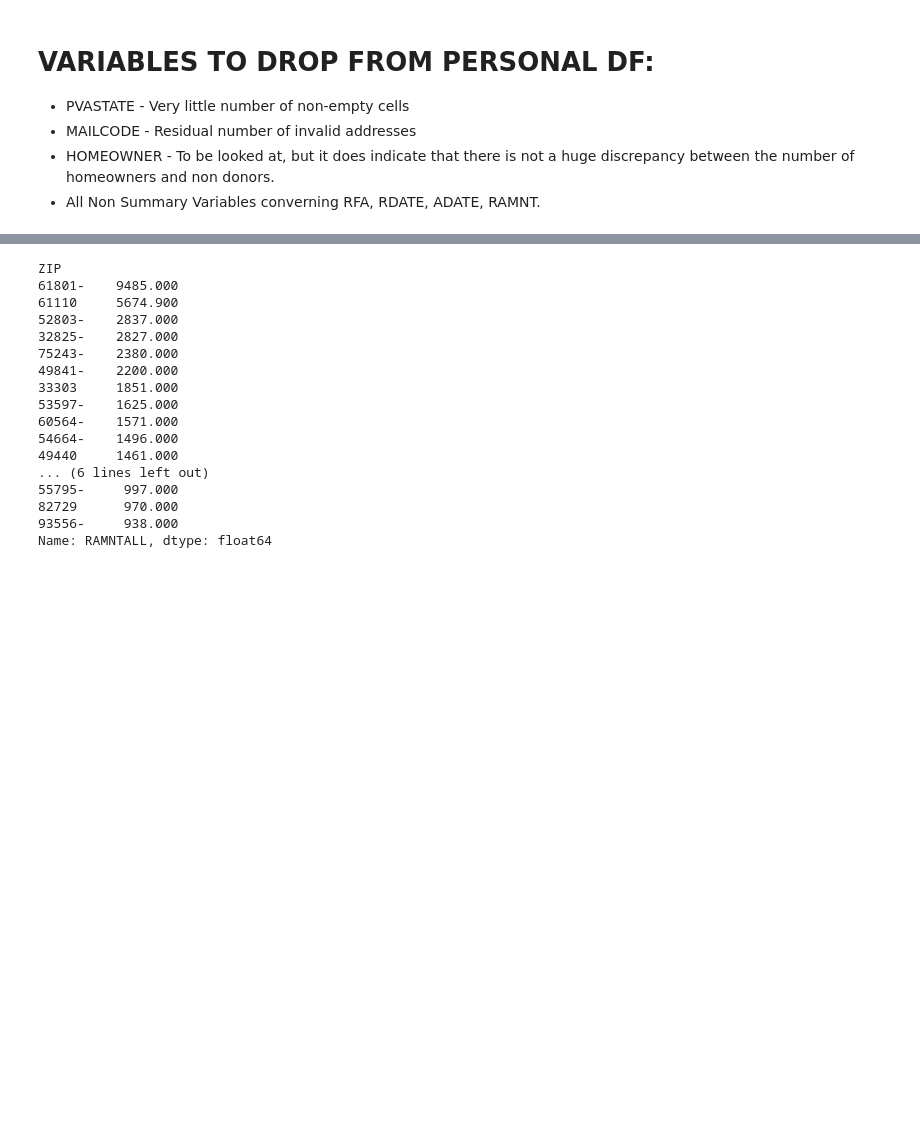
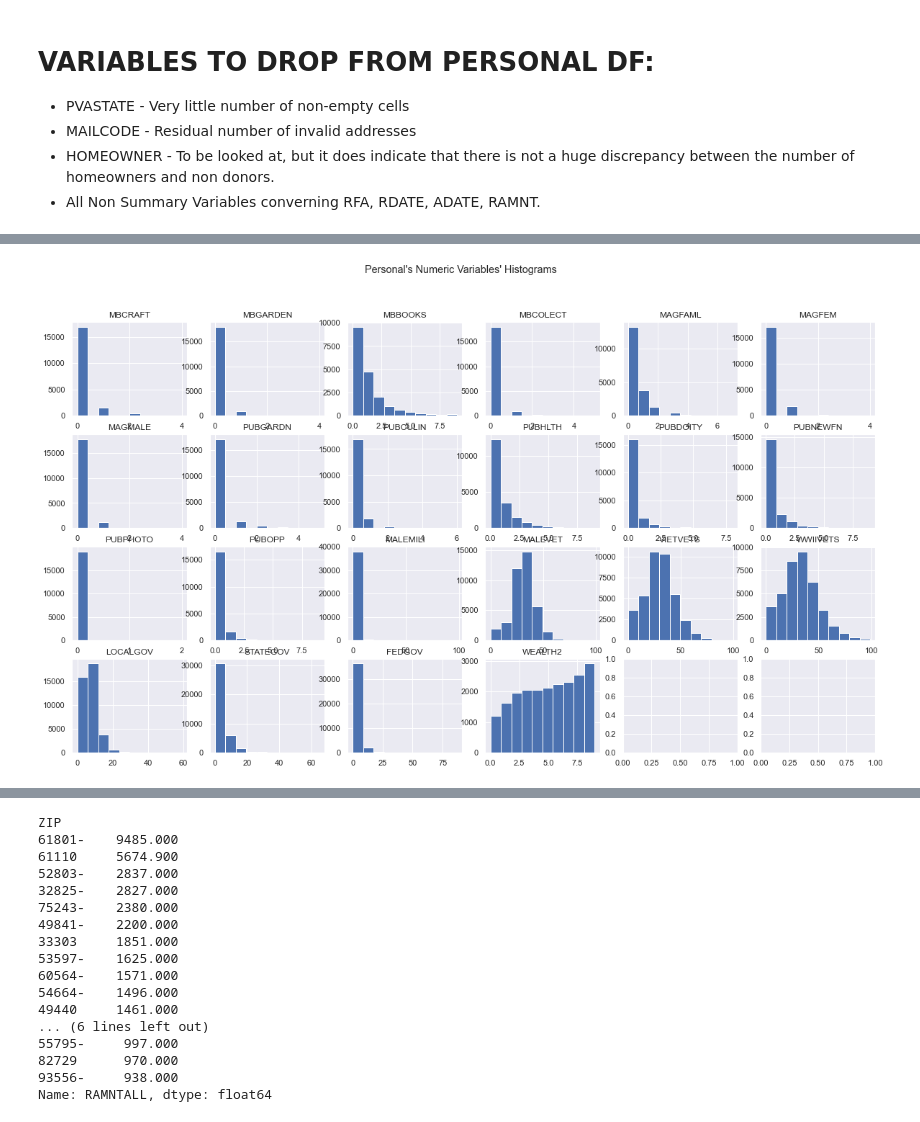
Before and after one commit to RicardoSantos0/Proj-DM, a Jupyter notebook: Projeto/DM_Project .ipynb, the cells around one changed output, grey strips where cells are left out. Drawn from its saved outputs; the diff is of its cells as text; code cells hidden in the pictures; blank space fills up the shorter version.

```diff
--- a/Projeto/DM_Project .ipynb
+++ b/Projeto/DM_Project .ipynb
@@ -277,0 +401,24 @@ pref_nbr = list(preferences.select_dtypes(exclude=['object']).columns)
+# %%
+preferences['Gender'] = dataset['GENDER']
+# %%
+male = preferences.loc[preferences['Gender'] == 'M']
+male_nbr = list(male.select_dtypes(exclude=['object']).columns)
+# %%
+# Prepare figure. Create individual axes where each histogram will be placed
+fig, axes = plt.subplots(4, ceil(len(male_nbr) / 4), figsize=(20, 11))
+
+# Plot data
+# Iterate across axes objects and associate each histogram (hint: use the ax.hist() instead of plt.hist()):
+for ax, feat in zip(axes.flatten(), male_nbr): # Notice the zip() function and flatten() method
+    ax.hist(male[feat])
+    ax.set_title(feat)
+
+# Layout
+# Add a centered title to the figure:
+title = "Personal's Numeric Variables' Histograms"
+
+plt.suptitle(title)
+
+plt.show()
+# %% [output]
+[figure, added]
```
Also changed, not shown: parts of 23 cells of this notebook.
